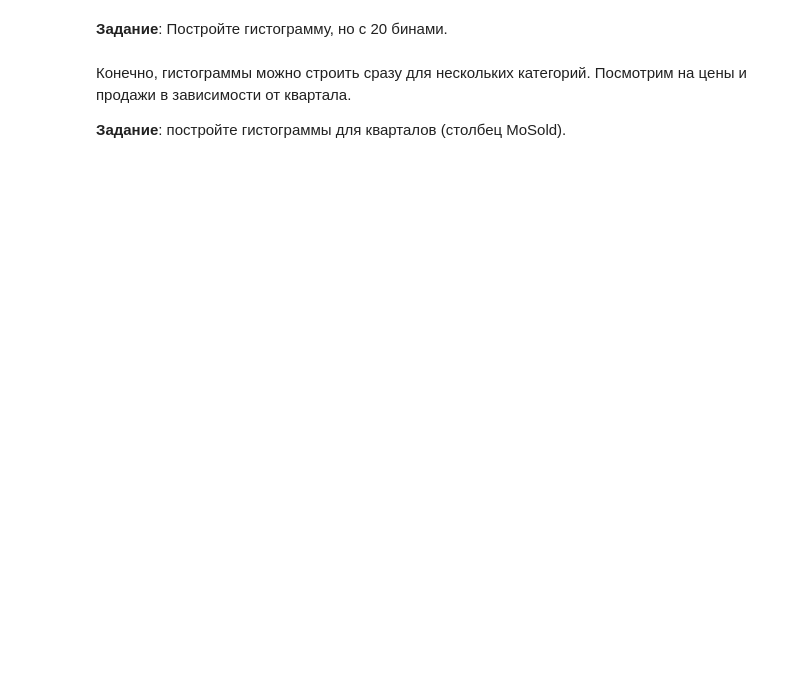
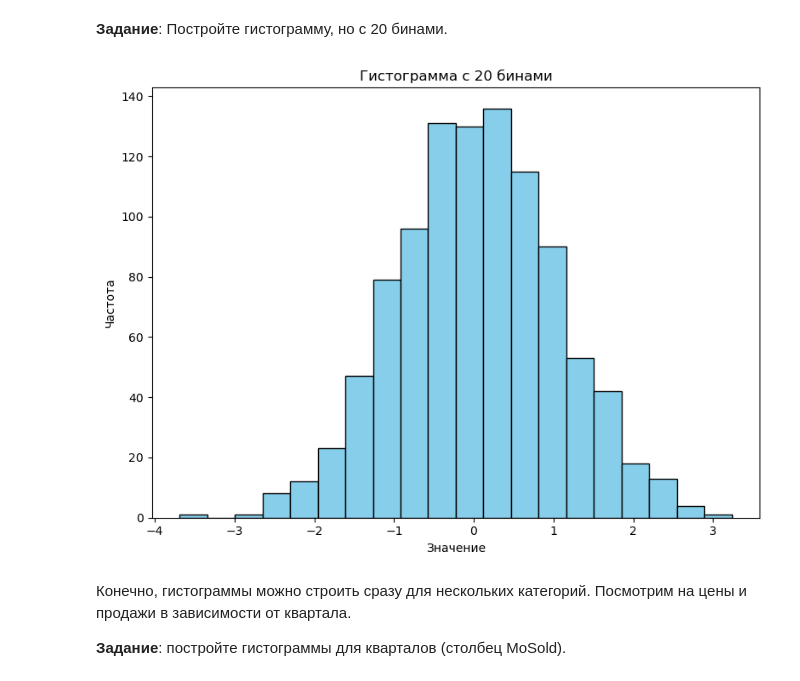
Before and after one commit to 0sasha0rul/spbu-ai-fundamentals, a Jupyter notebook: practicum_1/practicum_1.ipynb, the cells around one changed output. Saved outputs shown, nothing was run; the diff lists cells and outputs as text; code cells hidden in the pictures; blank space fills up the shorter version.

```diff
--- a/practicum_1/practicum_1.ipynb
+++ b/practicum_1/practicum_1.ipynb
@@ -882,3 +1376,18 @@ sns.histplot(df_csv['SalePrice'])
+# %%
+data = np.random.randn(1000)
+plt.figure(figsize=(8, 6))
+plt.hist(data, bins=20, edgecolor='black', color='skyblue')
+
+# Настройки графика
+plt.title('Гистограмма с 20 бинами')
+plt.xlabel('Значение')
+plt.ylabel('Частота')
+
+# Отображение графика
+plt.tight_layout()
+plt.show()
+# %% [output]
+[figure, added]
 # %% [markdown]
 Конечно, гистограммы можно строить сразу для нескольких категорий. Посмотрим на цены и продажи в зависимости от квартала.
 
```
Also changed, not shown: parts of 95 cells of this notebook, 1 other file.
